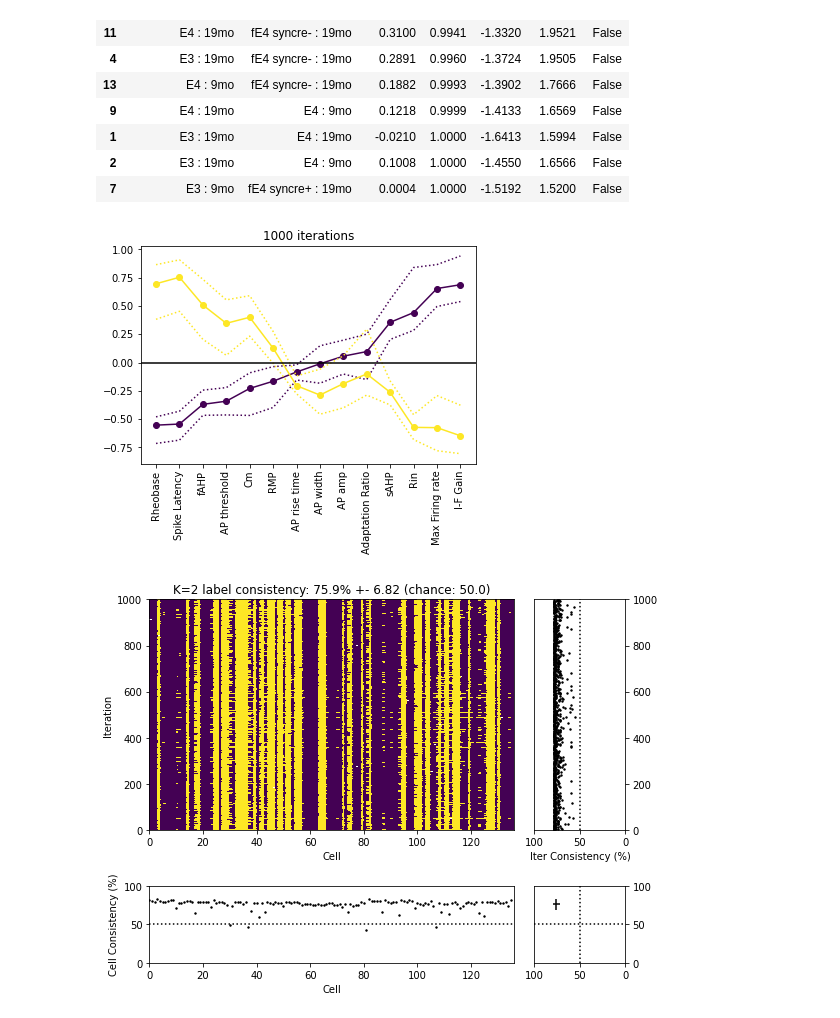
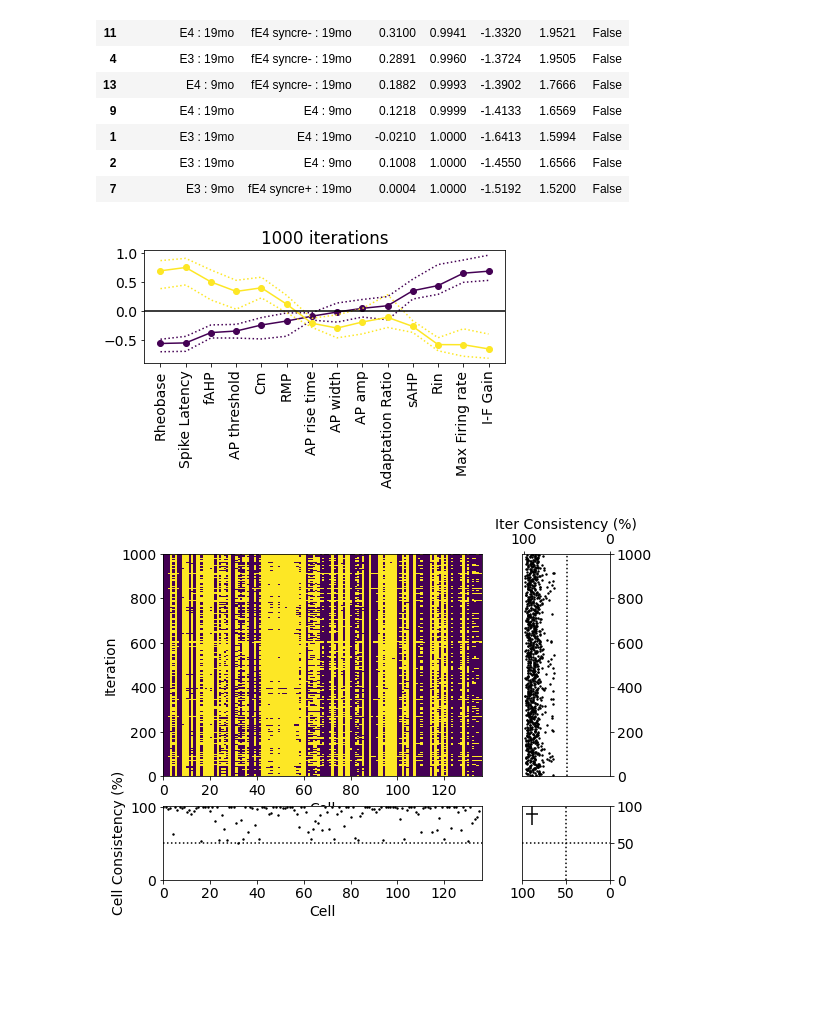
Before and after one commit to dtabuena/ApoE_Data_Clustering, a Jupyter notebook: Cluster_CA3.ipynb, the cells around one changed output. Drawn from its saved outputs; the diff is of its cells as text; code cells hidden in the pictures; blank space fills up the shorter version.

```diff
--- a/Cluster_CA3.ipynb
+++ b/Cluster_CA3.ipynb
@@ -160,4 +160,6 @@ for ti in range(num_t):
 plt.colorbar(c, ax=ax[ti],label='Rel. Amplitude')
 plt.show()
 fig.savefig('Normalized_Vals_split.'+fig_opt['format'],**fig_opt)
+
+plt.rcParams.update({'font.size': 10})
 # %% [output]
@@ -344,7 +358,8 @@ label_list = []
 sub_sample_ind_list = []
 full_label_list = []
 k = 2
-
+plt.rcParams.update({'font.size': 14})
+pred_all = True
 
 for ni in tqdm( range(num_iter) ):
     sub_sample_ind = []
@@ -356,6 +371,8 @@ for ni in tqdm( range(num_iter) ):
     centers_iter = kmeans_iter.cluster_centers_.T
     centers_iter = centers_iter - np.mean(centers_iter,axis=0)
     labels_iter = kmeans_iter.labels_
+    if pred_all:
+        labels_iter = kmeans_iter.predict(data_for_fit)
 
     if ni>0:
         corco = np.corrcoef(centers_iter.T,center_list[0].T)
@@ -364,9 +381,12 @@ for ni in tqdm( range(num_iter) ):
         centers_iter = centers_iter[:,ind]
         labels_iter = [ind[l] for l in labels_iter]
 
-    full_label_iter = np.empty((data_for_fit.shape[0],))
-    full_label_iter[:] = np.nan
-    full_label_iter[sub_sample_ind] = labels_iter
+    if not pred_all:
+        full_label_iter = np.empty((data_for_fit.shape[0],))
+        full_label_iter[:] = np.nan
+        full_label_iter[sub_sample_ind] = labels_iter
+    else:
+        full_label_iter = labels_iter
 
     center_list.append(centers_iter)
     label_list.append(labels_iter)
@@ -380,7 +400,7 @@ mean_center = np.mean(center_stack,0)
 nintey_p_center = np.percentile(center_stack, [2.5, 97.5], axis=0)
 
 cmap = plt.cm.viridis(np.linspace(0,1,k))
-fig, ax = plt.subplots(1)
+fig_cv_cent, ax = plt.subplots(1)
 for ki in range(k):
     ax.plot(mean_center[:,ki].T,'-o',color=cmap[ki])
     ax.plot(nintey_p_center[0,:,ki].T,':',color=cmap[ki])
@@ -395,57 +415,65 @@ ax.axhline(0, color='k')
 
 full_label_stack = np.stack(full_label_list)
 
-pseudo_truth = scipy.stats.mode(full_label_stack,axis=0)[0]
-is_match = full_label_stack == pseudo_truth
-consistency_iter = np.mean(is_match, axis = 1)
-mean_consistency_iter = np.mean(consistency_iter)
-std_consistency_iter = np.std(consistency_iter)
-consistency_cell = np.mean(is_match, axis = 0)
-mean_consistency_cell = np.mean(consistency_cell)
-sd_consistency_cell = np.std(consistency_cell)
+pseudo_truth = scipy.stats.mode(full_label_stack,axis=0, nan_policy='omit')[0]
+is_match = (full_label_stack == pseudo_truth)*1. # convert to float so can accept nans
+is_match[np.isnan(full_label_stack)]=np.nan
+consistency_iter = np.nanmean(is_match, axis = 1)
+mean_consistency_iter = np.nanmean(consistency_iter)
+std_consistency_iter = np.nanstd(consistency_iter)
+consistency_cell = np.nanmean(is_match, axis = 0)
+mean_consistency_cell = np.nanmean(consistency_cell)
+sd_consistency_cell = np.nanstd(consistency_cell)
 consistency_report = 'label consistency: ' + str(round(mean_consistency_cell*100,1)) + '% +- ' + str(round(sd_consistency_cell*100,2)) + ' (chance: ' + str(round(1/k*100,1))+')'
 # print(consistency_report)
 # print('(chance: ' + str(round(1/k*100,1))+')')
 ax.title.set_text( str(ni+1) +' iterations' )
+
+# plt.rcParams.update({'font.size': 18})
+plt.tight_layout()
 plt.show()
-fig.savefig(f'CrossVal_Data k={k} Centers.'+fig_opt['format'],**fig_opt)
+fig_cv_cent.savefig(f'CrossVal_Data k={k} Centers.'+fig_opt['format'],**fig_opt)
 
-
-fig, ax = plt.subplots(2,2,figsize=[8,6], gridspec_kw={'height_ratios': [3, 1],'width_ratios': [4, 1]}  )
+fig_cv_prob, ax = plt.subplots(2,2,figsize=[8,6], gridspec_kw={'height_ratios': [3, 1],'width_ratios': [4, 1.1]}  )
 ax  = ax.T.flatten()
 ax[0].pcolor( full_label_stack )
 ax[0].set_xlabel('Cell')
 ax[0].set_ylabel('Iteration')
-ax[0].title.set_text(f'K={k} '+ consistency_report)
+# ax[0].title.set_text(f'K={k} '+ consistency_report)
 
 ax[1].scatter(np.arange(len(consistency_cell)),consistency_cell*100,color='k',s=2)
 ax[1].axhline(1/k*100,color='k',linestyle=':')
 ax[1].set_ylabel('Cell Consistency (%)')
-ax[1].set_ylim((0,100))
+ax[1].set_ylim((0,102))
 ax[1].set_xlim((0,is_match.shape[1]))
 ax[1].set_xlabel('Cell')
 
 
 ax[2].scatter(consistency_iter*100,np.arange(num_iter),color='k',s=2)
 ax[2].axvline(1/k*100,color='k',linestyle=':')
 ax[2].set_xlabel('Iter Consistency (%)')
-ax[2].set_xlim((100,0))
+ax[2].set_xlim((102,0))
 ax[2].set_ylim((0,num_iter))
 ax[2].yaxis.tick_right()
+ax[2].xaxis.set_label_position('top')
+ax[2].xaxis.tick_top()
 
 # fig.delaxes(ax[3])
 ax[3].errorbar(mean_consistency_iter*100, mean_consistency_cell*100, yerr=sd_consistency_cell*100, xerr=std_consistency_iter*100,color='k')
 ax[3].axvline(1/k*100,color='k',linestyle=':')
 ax[3].axhline(1/k*100,color='k',linestyle=':')
 ax[3].set_xlim((100,0))
 ax[3].set_ylim((0,100))
 ax[3].yaxis.tick_right()
 
-plt.tight_layout()
-fig.savefig(f'CrossVal_Data k={k} Labeling.'+fig_opt['format'],**fig_opt)
+# plt.rcParams.update({'font.size': 18})
+#
+# plt.show()
+# plt.tight_layout()
+fig_cv_prob.savefig(f'CrossVal_Data k={k} Labeling.'+fig_opt['format'],**fig_opt)
 # %% [output]
-[figure, old version]
+[figure, new version]
-[figure, old version]
+[figure, new version]
 # %%
 from pandas.compat.numpy import np_array_datetime64_compat
 ###########   Cluster Validation #############
```
Also changed, not shown: parts of 5 cells of this notebook.
